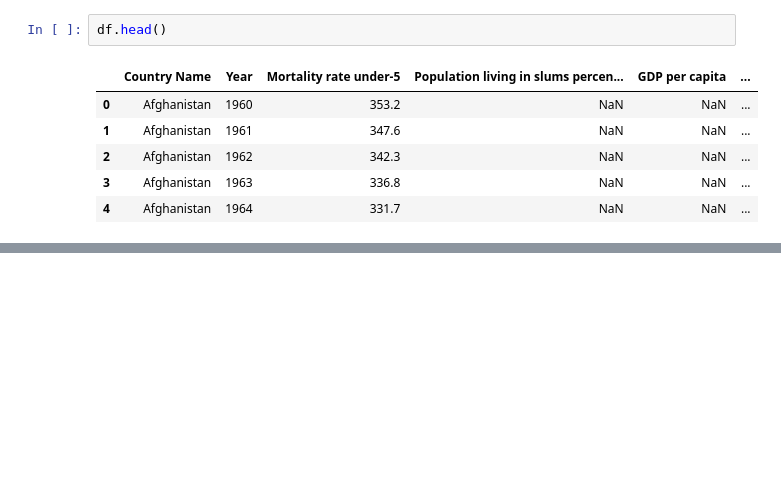
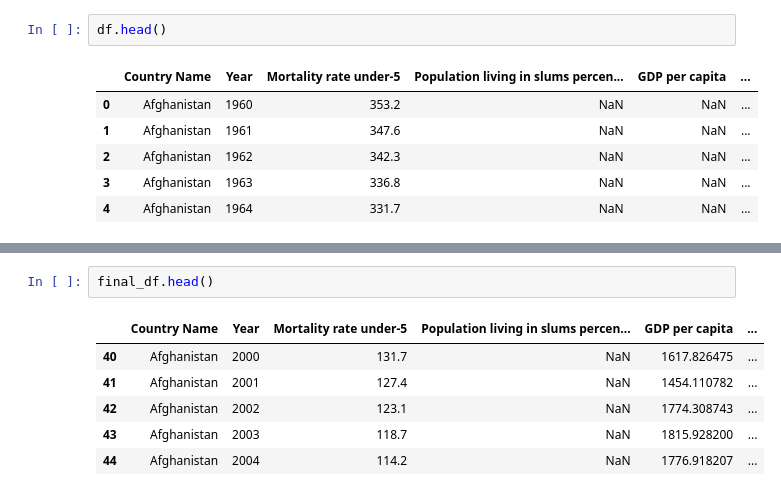
Before and after one commit to s-hreya-riram/sustainable-development-goals-modeling, a Jupyter notebook: jupyter_notebook/merging_all_datasets.ipynb, the cells around one changed output, grey strips where cells are left out. Drawn from its saved outputs; the diff is of its cells as text; blank space fills up the shorter version.

```diff
--- a/jupyter_notebook/merging_all_datasets.ipynb
+++ b/jupyter_notebook/merging_all_datasets.ipynb
@@ -66,0 +69,9 @@ Data restricted to years 2000-2019, resulting dataframe has 5291 rows and 9 colu
+# %%
+final_df.head()
+# %% [output]
+|  | Country Name | Year | Mortality rate under-5 | Population living in slums percen... | GDP per capita | ... |
+| 40 | Afghanistan | 2000 | 131.7 | NaN | 1617.826475 | ... |
+| 41 | Afghanistan | 2001 | 127.4 | NaN | 1454.110782 | ... |
+| 42 | Afghanistan | 2002 | 123.1 | NaN | 1774.308743 | ... |
+| 43 | Afghanistan | 2003 | 118.7 | NaN | 1815.928200 | ... |
+| 44 | Afghanistan | 2004 | 114.2 | NaN | 1776.918207 | ... |
```
Also changed, not shown: parts of 2 cells of this notebook, 2 other files.
